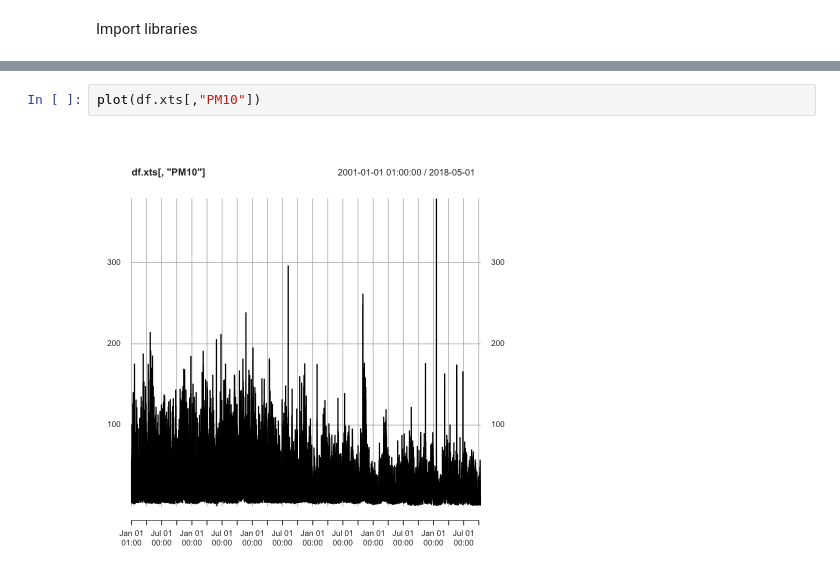
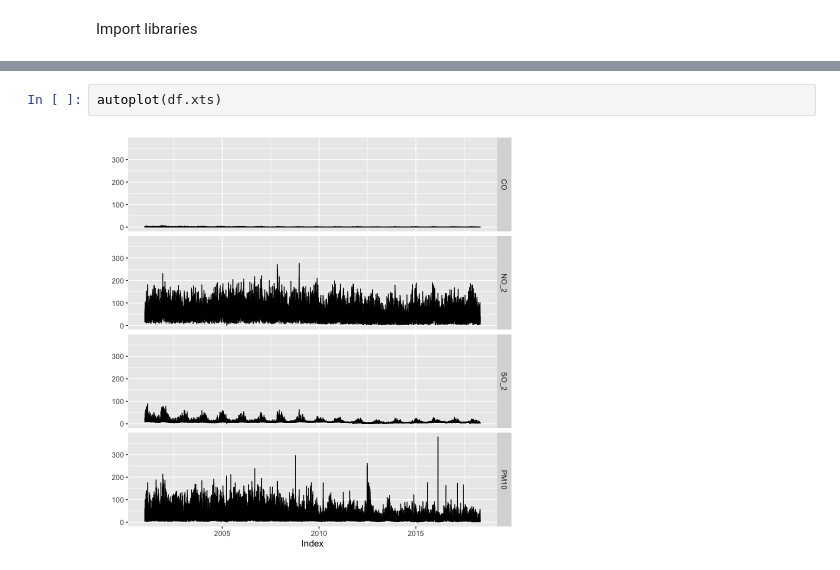
Before and after one commit to buu-nguyen/PIB3-MadridAirQuality, a Jupyter notebook: TimeSeries.ipynb, the cells around one changed output, grey strips where cells are left out. Drawn from its saved outputs; the diff is of its cells as text.

```diff
--- a/TimeSeries.ipynb
+++ b/TimeSeries.ipynb
@@ -63,4 +41,4 @@ A tibble: 6 × 5
 # %%
-plot(df.xts[,"PM10"])
+autoplot(df.xts)
 # %% [output]
-[figure, old version]
+[figure, new version]
```
Also changed, not shown: parts of 3 cells of this notebook.
